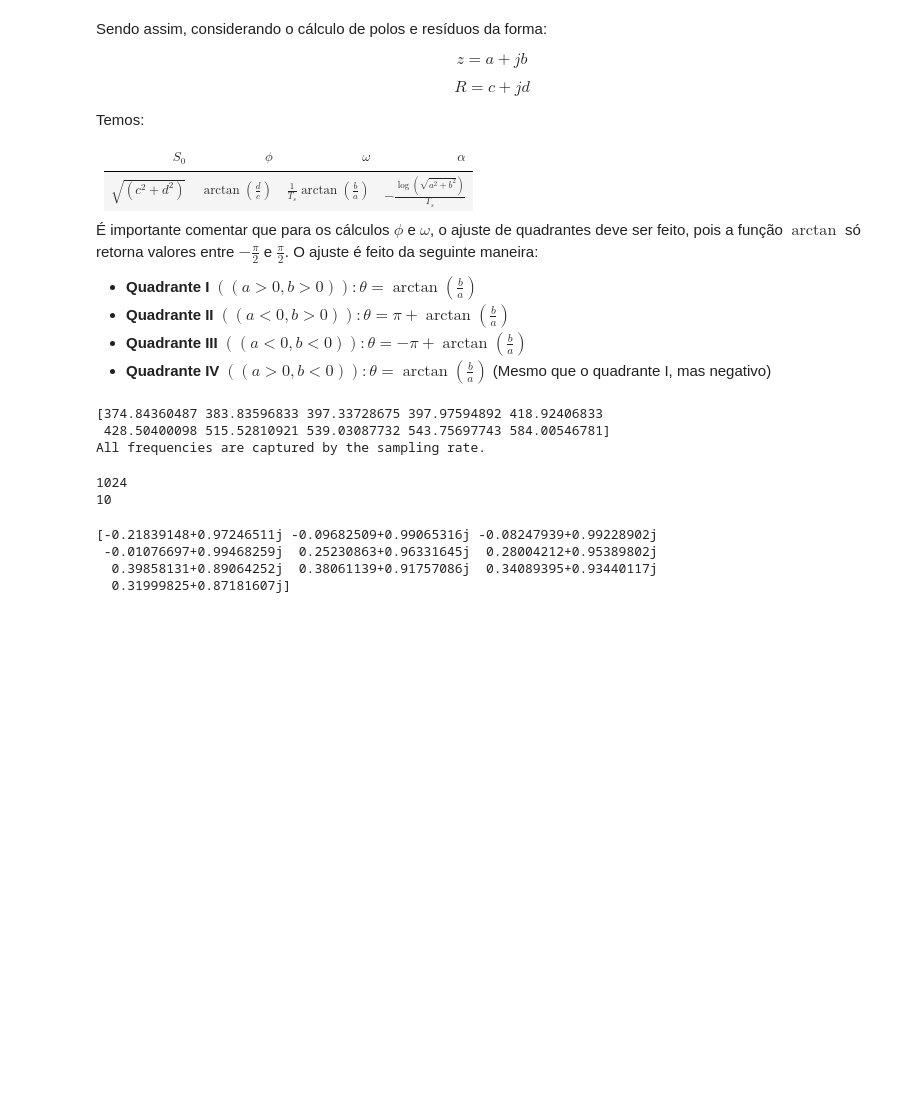
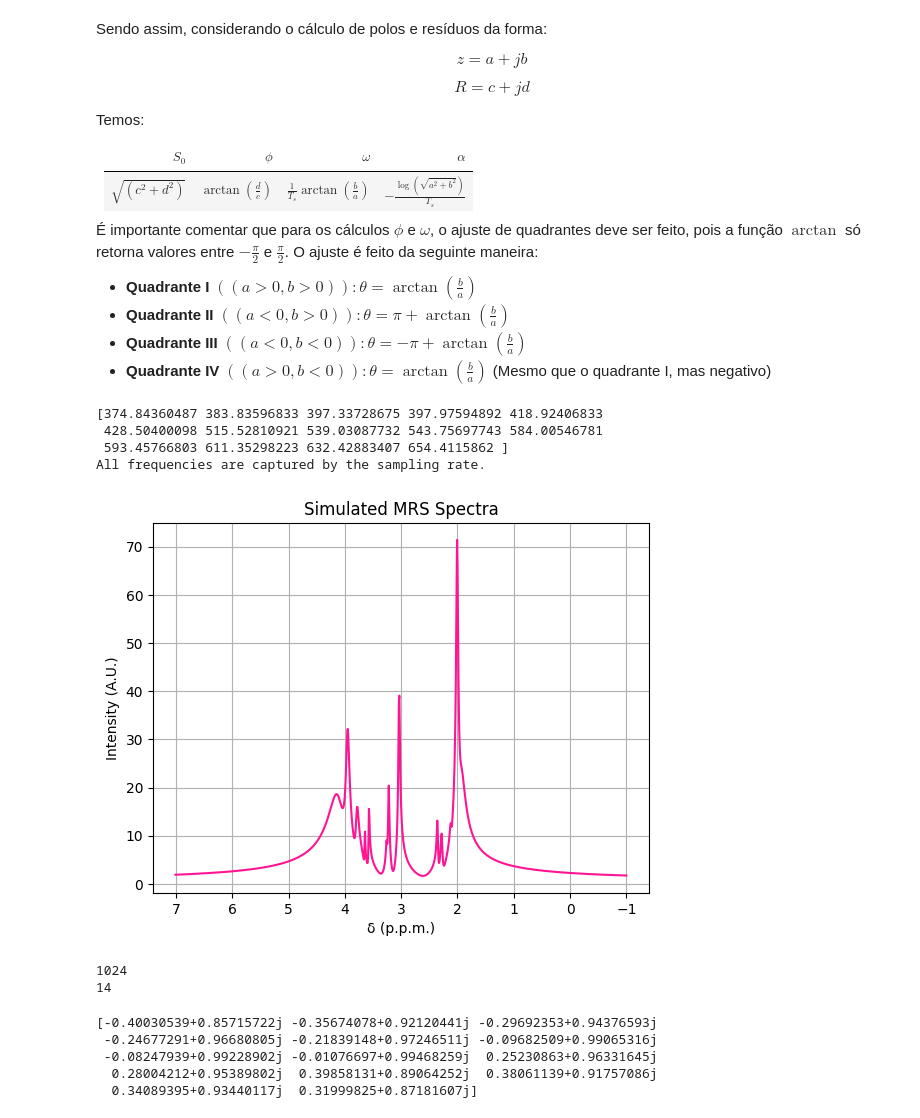
Before and after one commit to JoaoDell/MRI-study, a Jupyter notebook: examples/MPM/variables.ipynb, the cells around one changed output. Cells and saved outputs as stored; diff of their text form; code cells hidden in the pictures; blank space fills up the shorter version.

```diff
--- a/examples/MPM/variables.ipynb
+++ b/examples/MPM/variables.ipynb
@@ -115,58 +144,55 @@ def calculate_variables_from_z_and_r(z : np.complex128, r : np.complex128, ts :
 # %%
 metabolites = pymri.METABOLITES
 
 t0 = 0.0
 tn = 1.0
 n_points = 2048
 Dt = tn - t0
 dt = Dt/n_points
 sampling_f = 1.0/dt # cycles/s
 B0 = 3.0
 
-met_slice = 10 #limit is 14
+met_slice = 15 #limit is 14
 
-deltas = np.array(list(metabolites.values()))[:met_slice, 0]
-t2s = np.array(list(metabolites.values()))[:met_slice, 1]
-M_0s = np.array(list(metabolites.values()))[:met_slice, 2]
-spins_phi = np.zeros_like(deltas)
-ws = pymri.hz_to_rad(pymri.f_from_chem_shift(deltas, B0) )
+deltas = np.array( list(metabolites.values()) )[:met_slice, 0]
+t2s = np.array( list(metabolites.values()) )[:met_slice, 1]
+M_0s = np.array( list(metabolites.values()) )[:met_slice, 2]
+spins_phi = np.zeros_like( deltas )
+ws = pymri.hz_to_rad( pymri.f_from_chem_shift(deltas, B0) )
 
 print( pymri.rad_to_hz(ws) )
 print( "All frequencies are captured by the sampling rate." if pymri.check_frequency(ws, dt) == True
       else f"At least one frequency is NOT captured by the sampling rate")
 
 pop = pymri.population(ws, t2s, M_0s, spins_phi)
 
 sig, t = pymri.population_transverse_decay(t0, tn, dt, pop, np.array([]))
-sig_fft = fftshift(fft(sig, sig.size))
-freqs = pymri.chem_shift_from_f(fftshift(fftfreq(sig.size, d = dt)), B0)
-plot_freqs = freqs[freqs.size//2:]
-plot_sig_fft = sig_fft[freqs.size//2:]
-
-center = plot_freqs.size//2
-b = plot_freqs.size//2
-b = int(35*100*dt*b)
+freqs, sig_fft = pymri.fourier_spectrum(sig, dt, B0)
+pymri.plot_chem_shifts(freqs, sig_fft, 1.0)
 # %% [output]
 [374.84360487 383.83596833 397.33728675 397.97594892 418.92406833
- 428.50400098 515.52810921 539.03087732 543.75697743 584.00546781]
+ 428.50400098 515.52810921 539.03087732 543.75697743 584.00546781
+ 593.45766803 611.35298223 632.42883407 654.4115862 ]
 All frequencies are captured by the sampling rate.
+[figure, added]
 # %%
 rcond = 1e-7 # variável MUITO importante para fazer os cálculos numéricos darem certo
 zero_filtering = 1e-14
 # %%
 c_sig = pymri.corrupted_snr(sig, 0.0, 0.02)
 # %%
-reconstructed_sig, z, r = pymri.filter_sig(sig, 0.5, 1e-15, rcond=rcond, zero_filtering=zero_filtering, return_poles_and_res=True)
+reconstructed_sig, z, r = pymri.filter_sig( sig, 0.5, 1e-15, rcond=rcond, zero_filtering=zero_filtering, return_poles_and_res=True )
 # %% [output]
 1024
-10
+14
 # %%
 print(z)
 # %% [output]
-[-0.21839148+0.97246511j -0.09682509+0.99065316j -0.08247939+0.99228902j
- -0.01076697+0.99468259j  0.25230863+0.96331645j  0.28004212+0.95389802j
-  0.39858131+0.89064252j  0.38061139+0.91757086j  0.34089395+0.93440117j
-  0.31999825+0.87181607j]
+[-0.40030539+0.85715722j -0.35674078+0.92120441j -0.29692353+0.94376593j
+ -0.24677291+0.96680805j -0.21839148+0.97246511j -0.09682509+0.99065316j
+ -0.08247939+0.99228902j -0.01076697+0.99468259j  0.25230863+0.96331645j
+  0.28004212+0.95389802j  0.39858131+0.89064252j  0.38061139+0.91757086j
+  0.34089395+0.93440117j  0.31999825+0.87181607j]
 # %%
 plt.figure(figsize=(15, 5))
 
```
Also changed, not shown: parts of 6 cells of this notebook, 1 other file.
